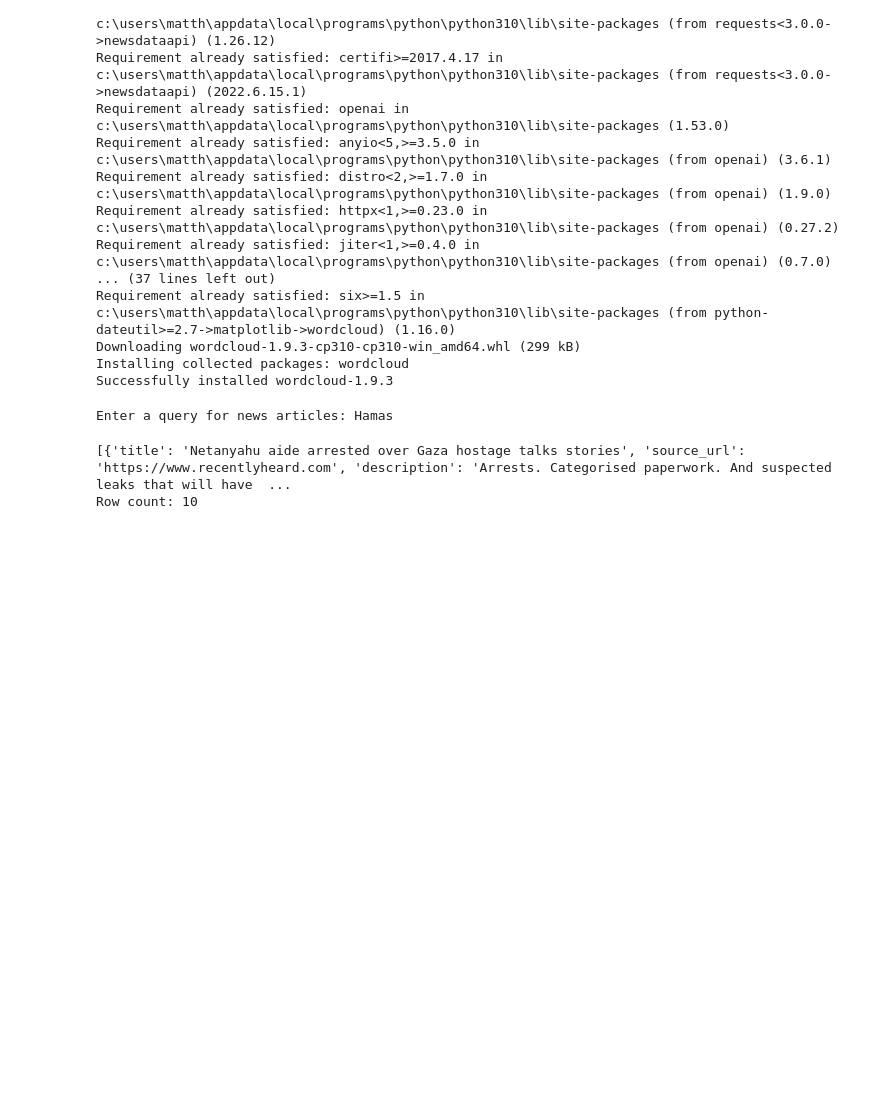
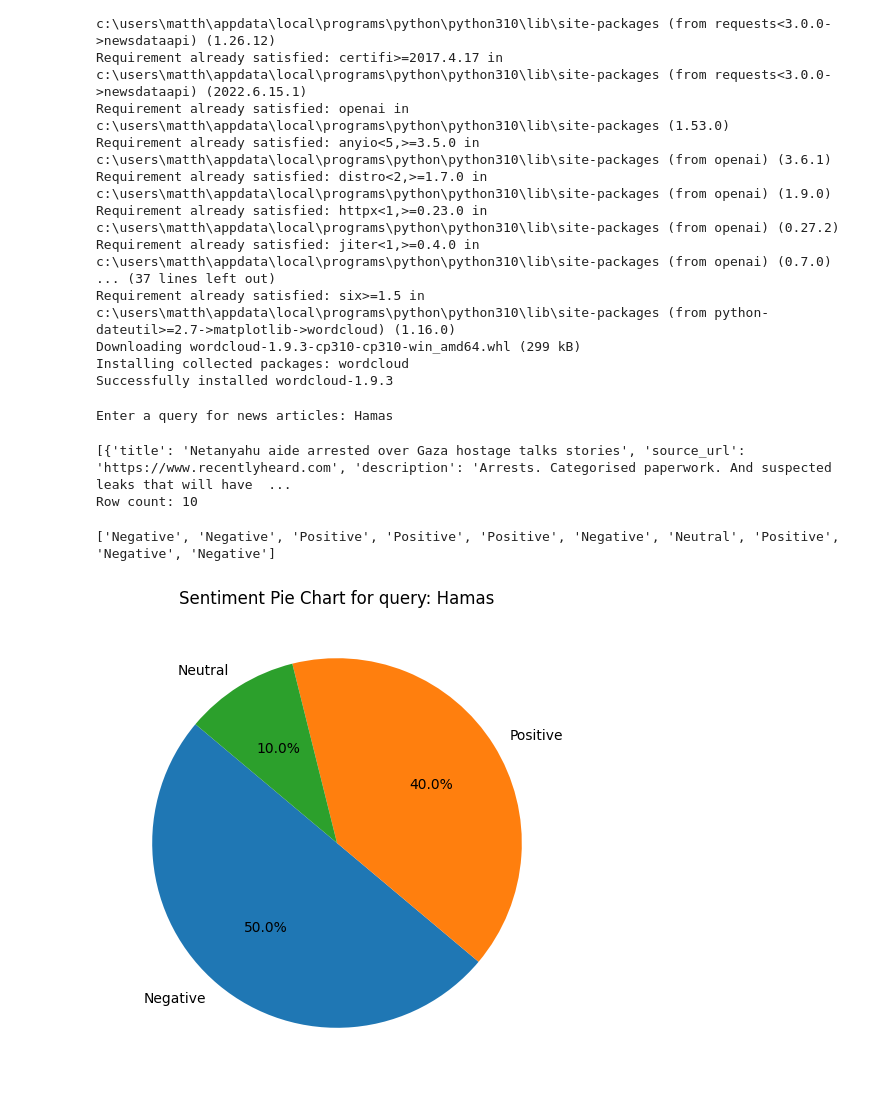
Before and after one commit to mamatthew/NewsGist, a Jupyter notebook: NewsGist.ipynb, the cells around one changed output. Cells and saved outputs as stored; diff of their text form; code cells hidden in the pictures; blank space fills up the shorter version.

Commit message:
add sentiment analysis function and pie chart

```diff
--- a/NewsGist.ipynb
+++ b/NewsGist.ipynb
@@ -74,3 +75,53 @@ print("Row count:", row_count)
 # %% [output]
 [{'title': 'Netanyahu aide arrested over Gaza hostage talks stories', 'source_url': 'https://www.recentlyheard.com', 'description': 'Arrests. Categorised paperwork. And suspected leaks that will have  ...
 Row count: 10
+# %%
+# Set openai api key
+openai.apikey = open_ai_api_key
+
+client = openai.OpenAI()
+
+def get_sentiment(text):
+    prompt = f"Analyze the sentiment of the following text as positive, negative, or neutral. Respond with a single word: {text}"
+    response = client.chat.completions.create(
+        model="gpt-4o-mini",
+        messages=[{"role": "user", "content": prompt}],
+        max_tokens=10
+    )
+    return response.choices[0].message.content.strip()
+
+# Initialize an empty list to store sentiments
+sentiments = []
+
+# Determine the number of articles to process (up to a maximum of 10)
+num_articles = min(10, len(article_info_df))
+
+# Iterate over the selected articles
+for i in range(num_articles):
+    # Get sentiment of the article's description
+    article = article_info_df.iloc[i]
+    sentiment = get_sentiment(article['description'])
+    sentiments.append(sentiment)
+
+    # Pause after every 3 requests to respect the API rate limit
+    if (i + 1) % 3 == 0:
+        time.sleep(61)
+
+print(sentiments)
+# %% [output]
+['Negative', 'Negative', 'Positive', 'Positive', 'Positive', 'Negative', 'Neutral', 'Positive', 'Negative', 'Negative']
+# %%
+# Count occurrences of each keyword
+keyword_counts = Counter(sentiments)
+
+# Separate the data into labels and sizes for the pie chart
+labels = keyword_counts.keys()
+sizes = keyword_counts.values()
+
+# Create the pie chart
+plt.figure(figsize=(8, 6))
+plt.pie(sizes, labels=labels, autopct='%1.1f%%', startangle=140)
+plt.title(f'Sentiment Pie Chart for query: {user_query}')
+plt.show()
+# %% [output]
+[figure, added]
```
Also changed, not shown: parts of 1 cell of this notebook.
